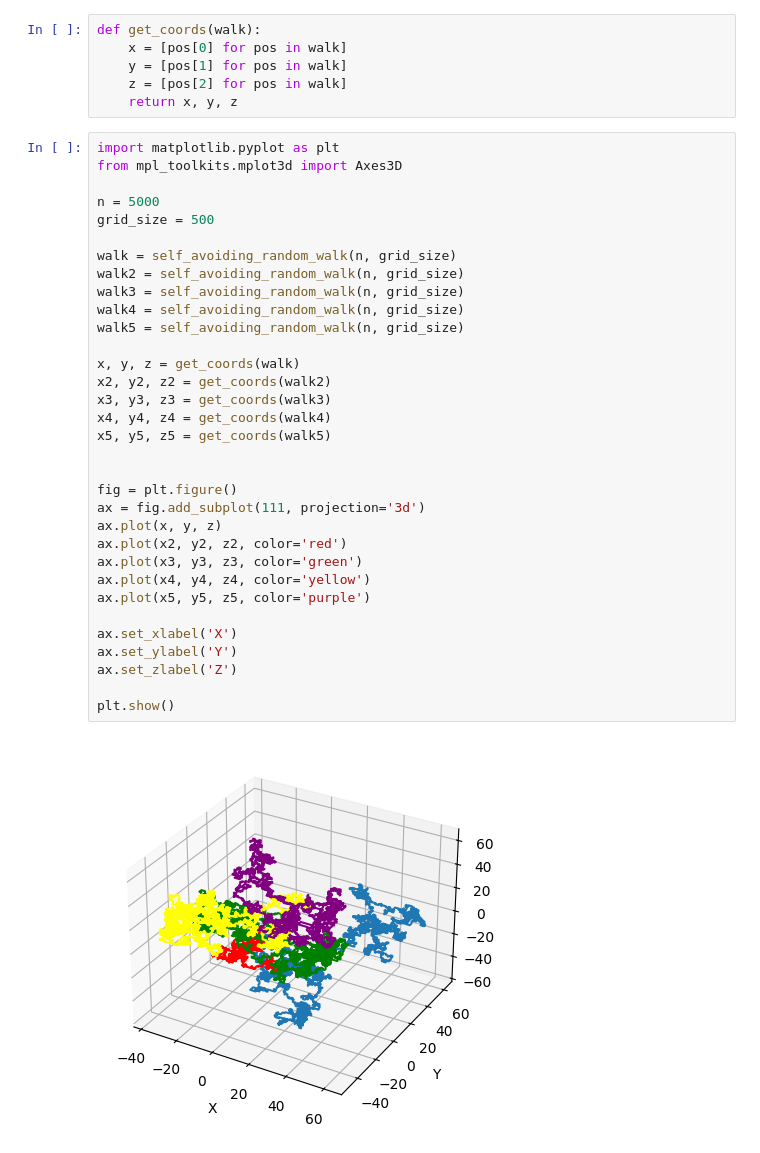
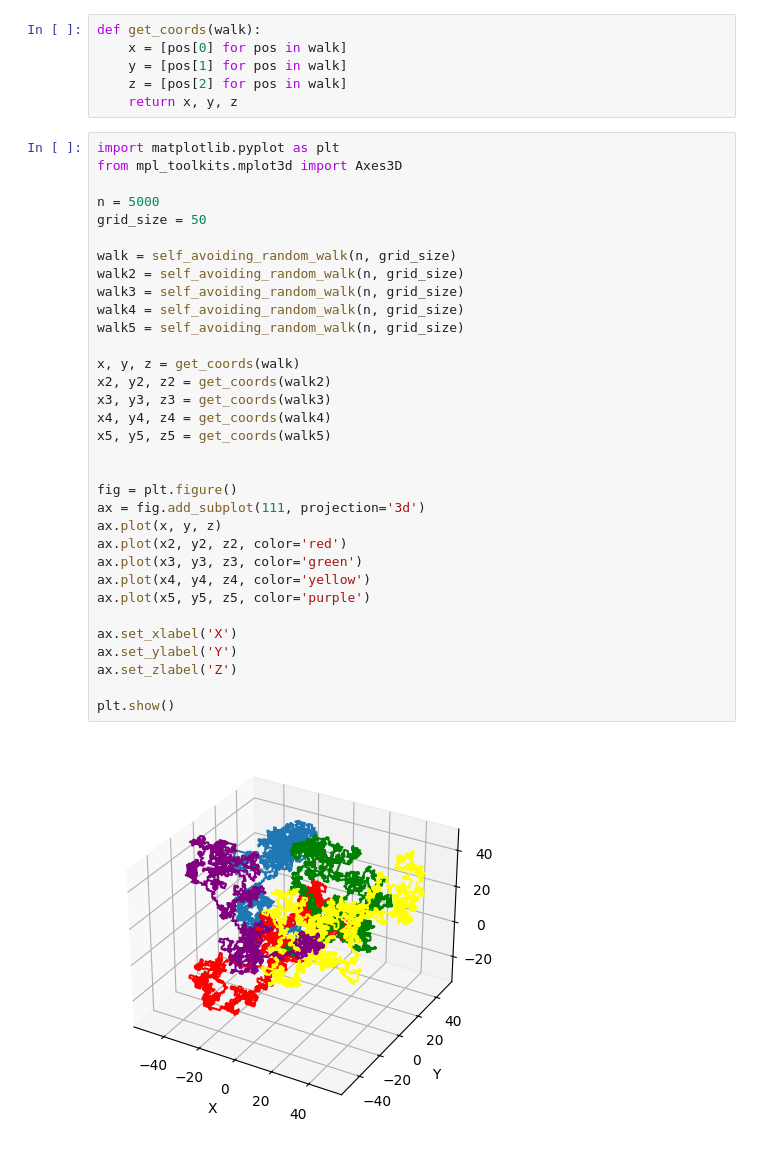
Before and after one commit to tomaszzywicki/scHi-C-Simulations, a Jupyter notebook: km2.ipynb, the cells around one changed output. Saved outputs shown, nothing was run; the diff lists cells and outputs as text.

```diff
--- a/km2.ipynb
+++ b/km2.ipynb
@@ -32,36 +32,36 @@ import matplotlib.pyplot as plt
 from mpl_toolkits.mplot3d import Axes3D
 
 n = 5000
-grid_size = 500
+grid_size = 50
 
 walk = self_avoiding_random_walk(n, grid_size)
 walk2 = self_avoiding_random_walk(n, grid_size)
 walk3 = self_avoiding_random_walk(n, grid_size)
 walk4 = self_avoiding_random_walk(n, grid_size)
 walk5 = self_avoiding_random_walk(n, grid_size)
 
 x, y, z = get_coords(walk)
 x2, y2, z2 = get_coords(walk2)
 x3, y3, z3 = get_coords(walk3)
 x4, y4, z4 = get_coords(walk4)
 x5, y5, z5 = get_coords(walk5)
 
 
 fig = plt.figure()
 ax = fig.add_subplot(111, projection='3d')
 ax.plot(x, y, z)
 ax.plot(x2, y2, z2, color='red')
 ax.plot(x3, y3, z3, color='green')
 ax.plot(x4, y4, z4, color='yellow')
 ax.plot(x5, y5, z5, color='purple')
 
 ax.set_xlabel('X')
 ax.set_ylabel('Y')
 ax.set_zlabel('Z')
 
 plt.show()
 # %% [output]
-[figure, old version]
+[figure, new version]
 # %%
 import plotly.graph_objects as go
 
```
Also changed, not shown: parts of 1 cell of this notebook.
